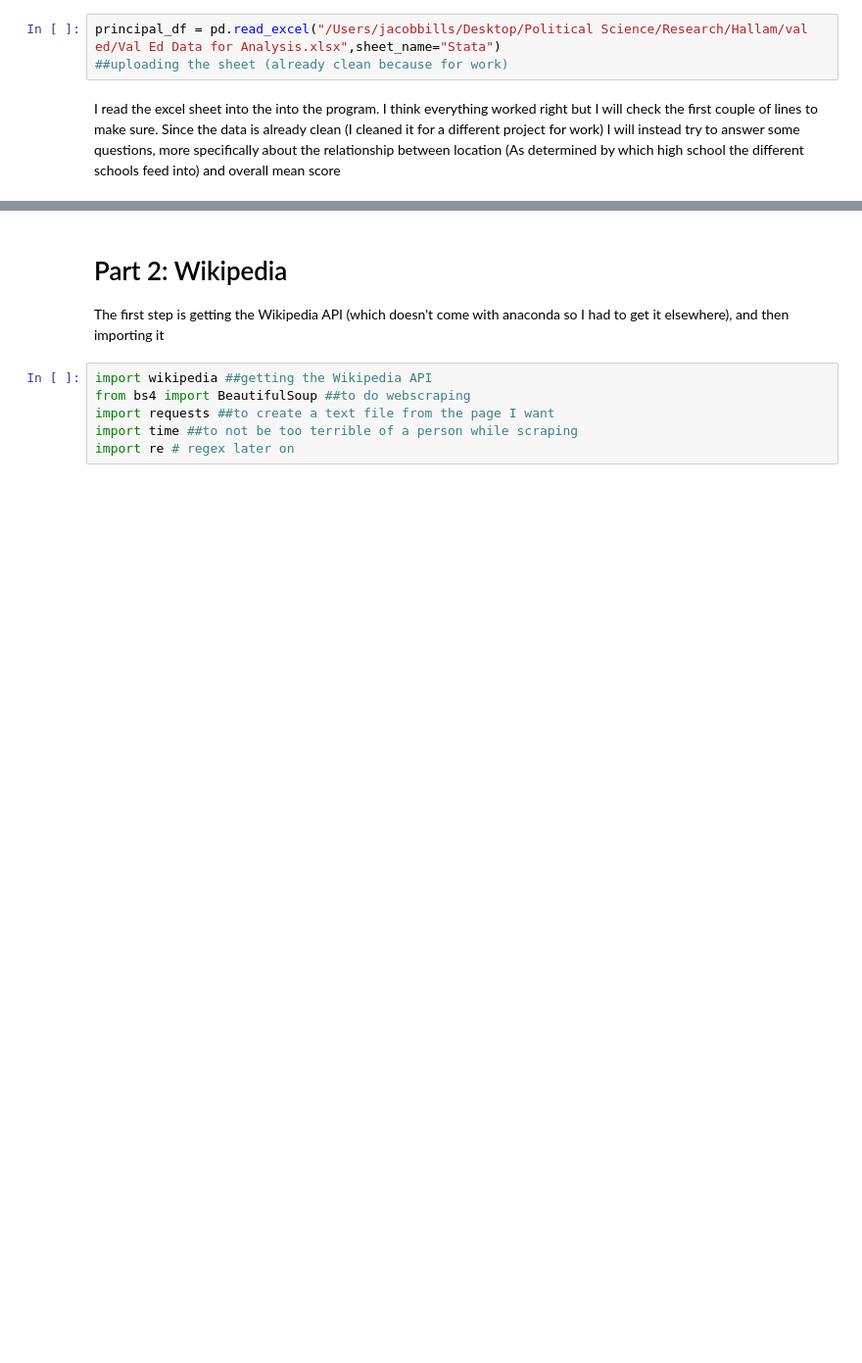
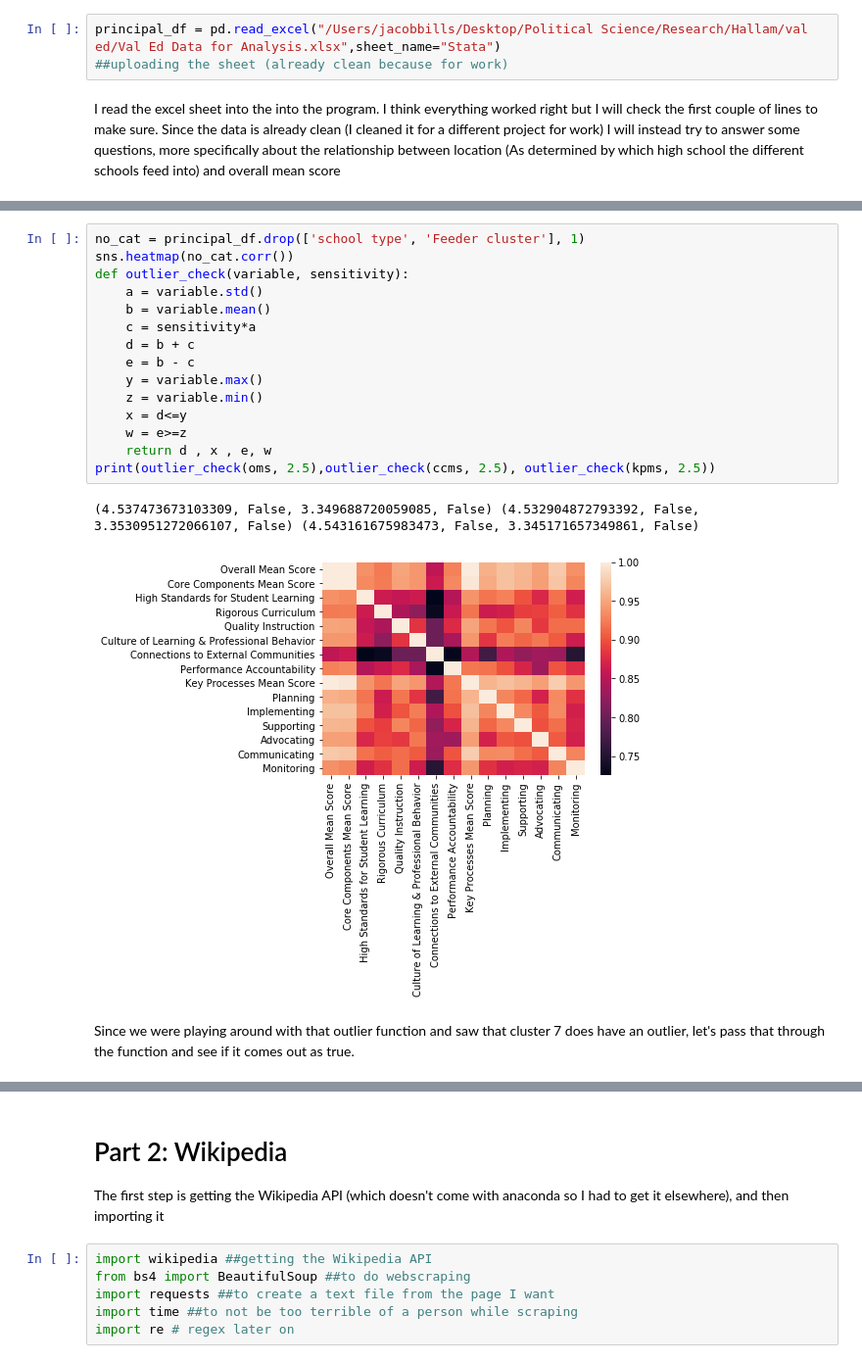
Before and after one commit to jacobbills/213R, a Jupyter notebook: Homework 1.ipynb, the cells around one changed output, grey strips where cells are left out. Shown: that part at 98% size. Saved outputs shown, nothing was run; the diff lists cells and outputs as text; blank space fills up the shorter version.

```diff
--- a/Homework 1.ipynb
+++ b/Homework 1.ipynb
@@ -130,0 +91,20 @@ barcap(fc, feeder_counts)
+# %%
+no_cat = principal_df.drop(['school type', 'Feeder cluster'], 1)
+sns.heatmap(no_cat.corr())
+def outlier_check(variable, sensitivity):
+    a = variable.std()
+    b = variable.mean()
+    c = sensitivity*a
+    d = b + c
+    e = b - c
+    y = variable.max()
+    z = variable.min()
+    x = d<=y
+    w = e>=z
+    return d , x , e, w
+print(outlier_check(oms, 2.5),outlier_check(ccms, 2.5), outlier_check(kpms, 2.5))
+# %% [output]
+(4.537473673103309, False, 3.349688720059085, False) (4.532904872793392, False, 3.3530951272066107, False) (4.543161675983473, False, 3.345171657349861, False)
+[figure, added]
+# %% [markdown]
+Since we were playing around with that outlier function and saw that cluster 7 does have an outlier, let's pass that through the function and see if it comes out as true.
```
Also changed, not shown: parts of 70 cells of this notebook.
